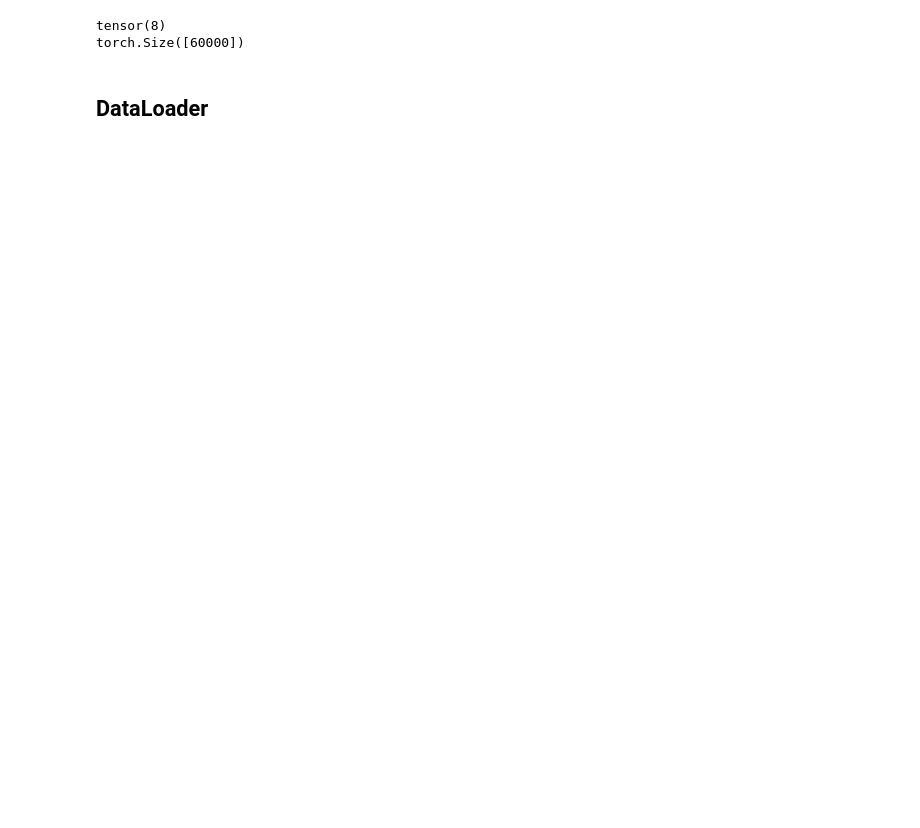
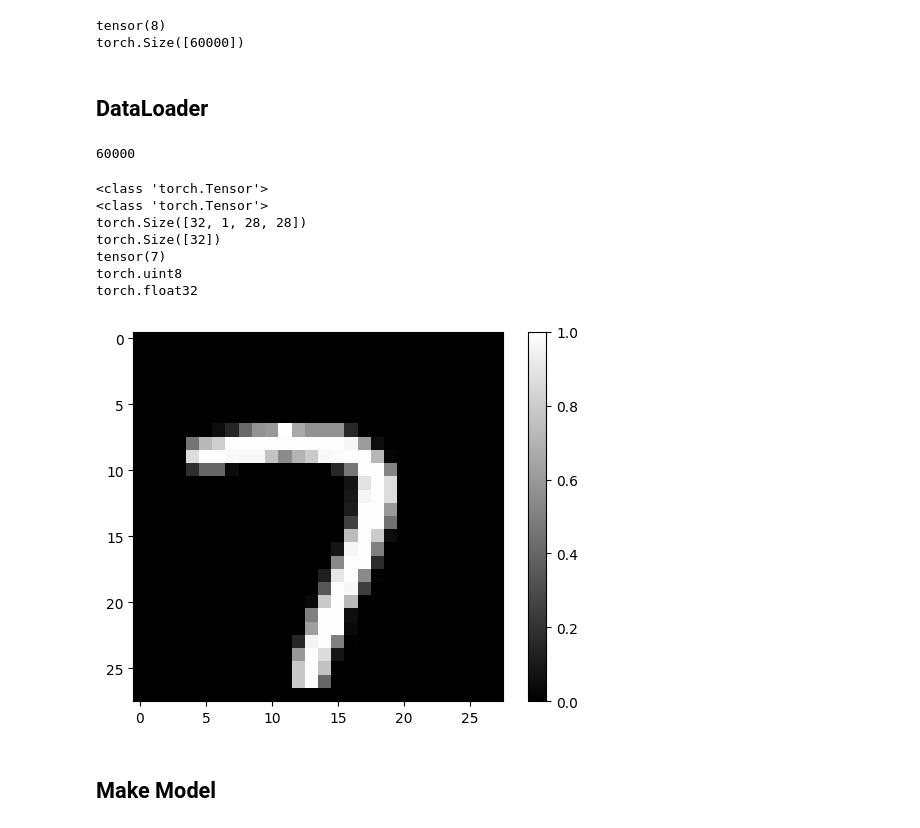
Before and after one commit to hoya9802/Pytorch, a Jupyter notebook: Multiclass_Classification.ipynb, the cells around one changed output. Saved outputs shown, nothing was run; the diff lists cells and outputs as text; code cells hidden in the pictures; blank space fills up the shorter version.

```diff
--- a/Multiclass_Classification.ipynb
+++ b/Multiclass_Classification.ipynb
@@ -107,3 +107,34 @@ torch.Size([60000])
 BATCH_SIZE = 32
 train_DL = torch.utils.data.DataLoader(train_DS, batch_size=BATCH_SIZE, shuffle=True)
 test_DL = torch.utils.data.DataLoader(test_DS, batch_size=BATCH_SIZE, shuffle=True)
+# %%
+print(len(train_DL.dataset))
+# %% [output]
+60000
+# %%
+x_batch, y_batch = next(iter(train_DL)) # One data group per batch
+print(type(train_DS.data))
+print(type(x_batch.data))
+print(x_batch.shape)
+print(y_batch.shape)
+plt.imshow(x_batch[0].squeeze(), cmap='gray')  # if you want to get image, you should use .squeeze() function
+plt.colorbar()
+print(y_batch[0])
+
+print(train_DL.dataset.data.dtype)
+print(x_batch.dtype)
+# Role of ToTenser
+# 1. change to tensor form
+# 2. change to "numberxchannelxrowxcolumn" form
+# 3. switch to 0 to 1 (int -> float)
+# %% [output]
+<class 'torch.Tensor'>
+<class 'torch.Tensor'>
+torch.Size([32, 1, 28, 28])
+torch.Size([32])
+tensor(7)
+torch.uint8
+torch.float32
+[figure, added]
+# %% [markdown]
+## Make Model
```
Also changed, not shown: parts of 4 cells of this notebook, 1 other file.
